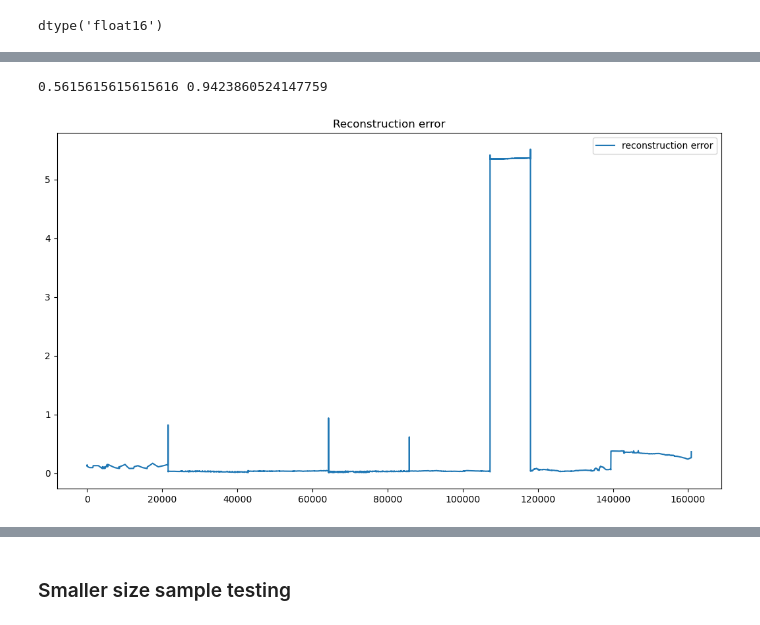
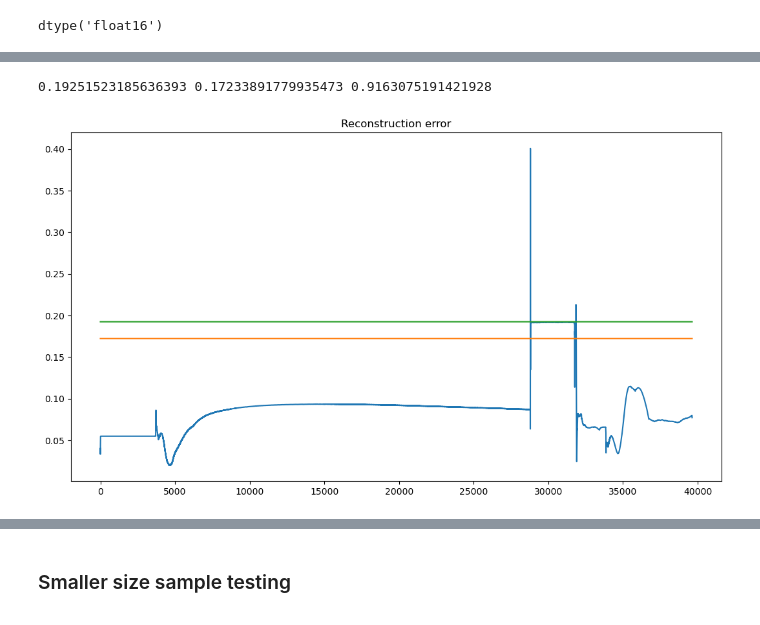
Before and after one commit to frrp16/Anomaly-Detection-Oil-and-Gas, a Jupyter notebook: code/3W/paper-1-lstm-autoencoder.ipynb, the cells around one changed output, grey strips where cells are left out. Drawn from its saved outputs; the diff is of its cells as text; code cells hidden in the pictures.

```diff
--- a/code/3W/paper-1-lstm-autoencoder.ipynb
+++ b/code/3W/paper-1-lstm-autoencoder.ipynb
@@ -382,7 +426,7 @@ Epoch 20: loss improved from 0.00047 to 0.00043, saving model to ../../logs/3W/t
 # %% [markdown]
 ### Testing
 # %%
-dataset_dir = "../../datasets/3W/dataset_processed/splitted/0/test"
+dataset_dir = "../../datasets/3W/dataset_processed/splitted/2/test"
 
 list_files = os.listdir(dataset_dir)
 file_count = 2
@@ -390,12 +434,12 @@ file_count = 2
 merged_df_test = pd.DataFrame()
 
 
-for i in range(20,file_count+20):
+for i in range(file_count):
     df = pd.read_csv(os.path.join(dataset_dir, list_files[i]), index_col='timestamp')
-    if ['P-ANULAR','P-TPT','T-TPT','class'] == list(df.columns):
-        merged_df_test = pd.concat([merged_df_test, df], ignore_index=True)
-    if i >= 100:
-        break
+    # if ['P-ANULAR','P-TPT','T-TPT','class'] == list(df.columns):
+    merged_df_test = pd.concat([merged_df_test, df], ignore_index=True)
+    # if i >= 100:
+    #     break
 # %%
 # dataset_dir = "../../datasets/3W/dataset_processed/splitted/0/test"
 
@@ -413,7 +457,7 @@ merged_data_test_class = merged_df_test['class']
 
 merged_data_test_np = merged_df_test.drop('class', axis=1).values
 # %%
-scaler_test = pickle.load(open('StandardScaler-3W-0.pkl', 'rb'))
+scaler_test = pickle.load(open('StandardScaler-3W-2.pkl', 'rb'))
 merged_data_test_np_scaled = scaler_test.transform(merged_data_test_np)
 merged_data_test_np_3d = convert_time_window(merged_data_test_np_scaled, 10)
 # %%
@@ -421,7 +465,7 @@ merged_data_test_np_3d.dtype
 # %% [output]
 dtype('float16')
 # %%
-lstm_model = keras.models.load_model("../../logs/3W/train/0-100/best_model.h5")
+lstm_model = keras.models.load_model("../../logs/3W/train-1/2/best_model.h5")
 
 pred_3d_np = lstm_model.predict(merged_data_test_np_3d)
 # %% [output]
@@ -443,19 +487,23 @@ r_e = calculate_reconstruction_loss(merged_data_test_np_scaled, pred_2d)
 # %%
 # y_pred = (r_e > 0.004).astype(int)
 # %%
-thres, f1, y_pred = find_optimal_threshold(r_e, np.array(merged_data_test_class))
-print(thres, f1)
+thres_up, thres_down, f1, y_pred = find_optimal_threshold(r_e, np.array(merged_data_test_class))
+print(thres_up, thres_down, f1)
 # %% [output]
-0.5615615615615616 0.9423860524147759
+0.19251523185636393 0.17233891779935473 0.9163075191421928
 # %%
+# iqr = np.percentile(r_e, 75) - np.percentile(r_e, 25)
+
 plt.figure(figsize=(13,7))
 plt.plot(r_e)
 # plt.plot(np.full(r_e.shape[0], thres))
+plt.plot(np.full(r_e.shape[0], thres_down))
+plt.plot(np.full(r_e.shape[0], thres_up))
 plt.title("Reconstruction error")
-plt.legend(["reconstruction error", "threshold"])
+# plt.legend(["reconstruction error", "threshold"])
 plt.show()
 # %% [output]
-[figure, old version]
+[figure, new version]
 # %%
 from sklearn import metrics
 
```
Also changed, not shown: parts of 29 cells of this notebook, 1 other file.
